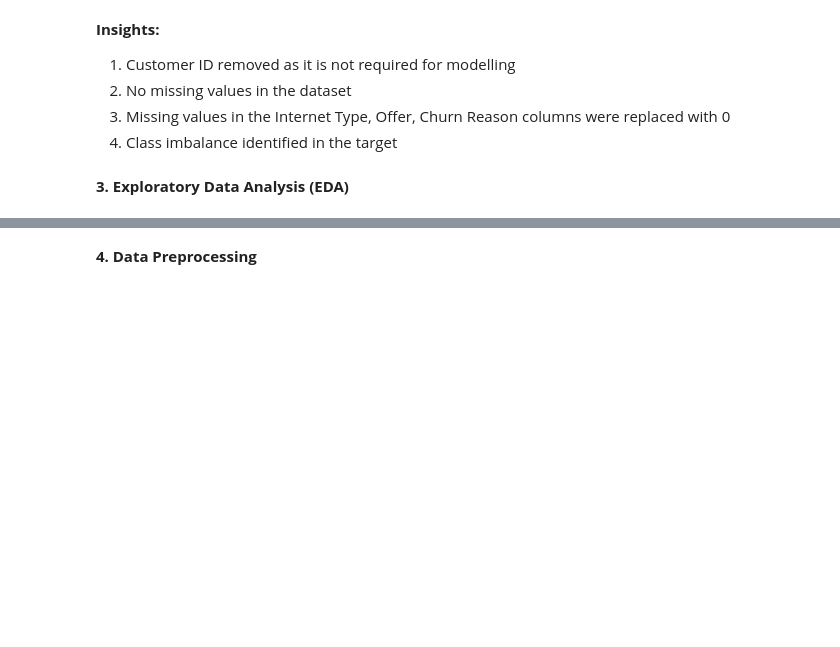
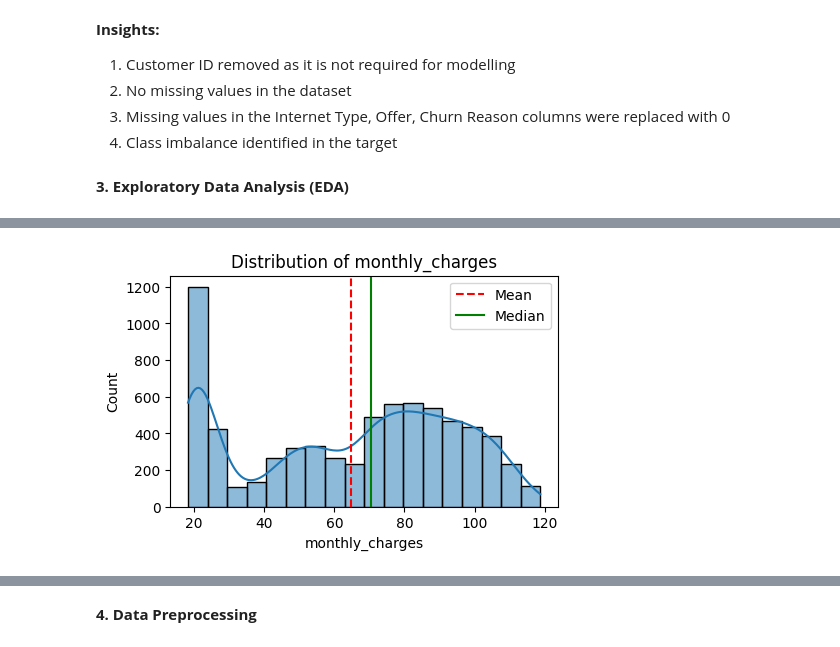
Before and after one commit to WelsneilT/AI-Churn-Prediction, a Jupyter notebook: Choosing Models.ipynb, the cells around one changed output, grey strips where cells are left out. Cells and saved outputs as stored; diff of their text form; code cells hidden in the pictures; blank space fills up the shorter version.

```diff
--- a/Choosing Models.ipynb
+++ b/Choosing Models.ipynb
@@ -211,0 +287,4 @@ Name: count, dtype: int64
+# %%
+plot_histogram(df, "monthly_charges")
+# %% [output]
+[figure, added]
```
Also changed, not shown: parts of 89 cells of this notebook, 1 other file.
